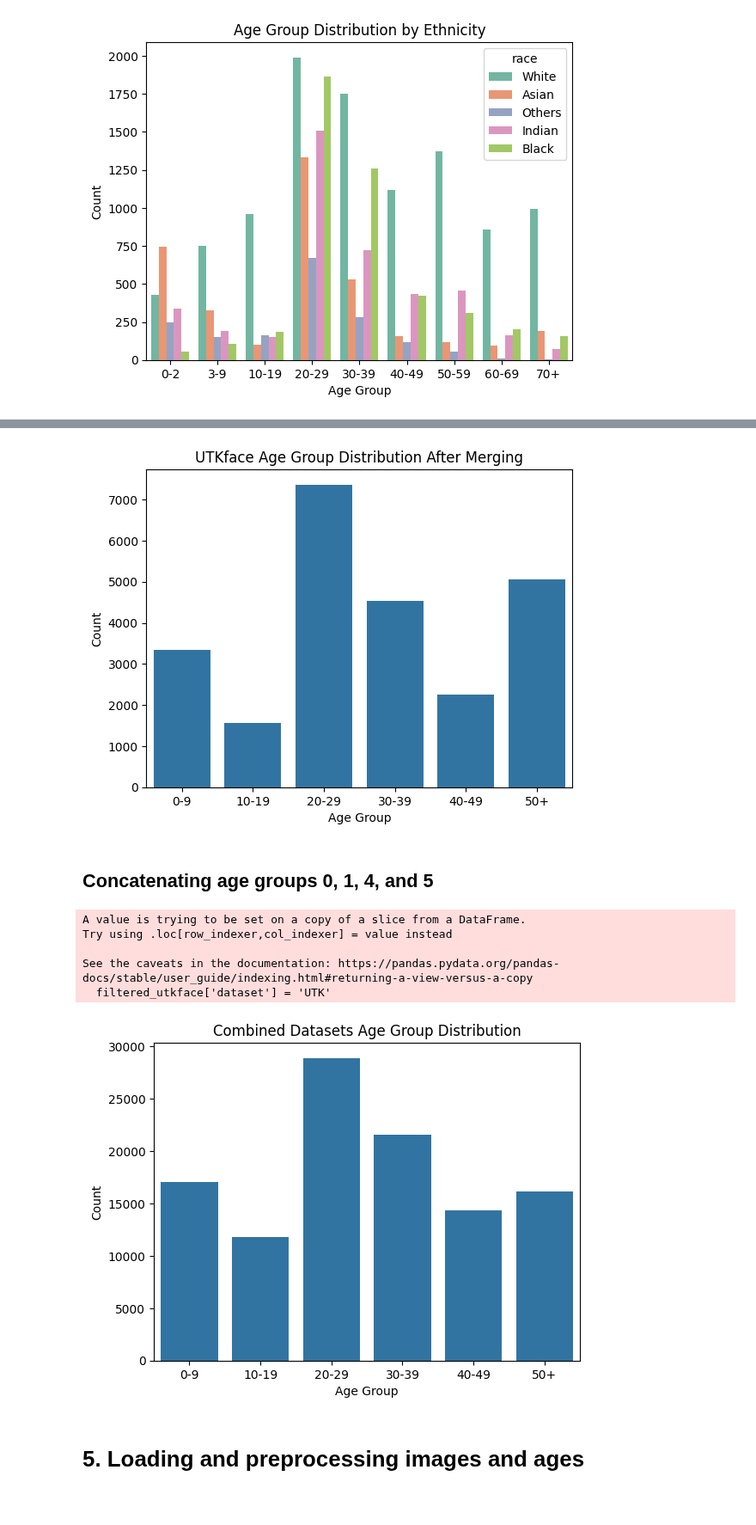
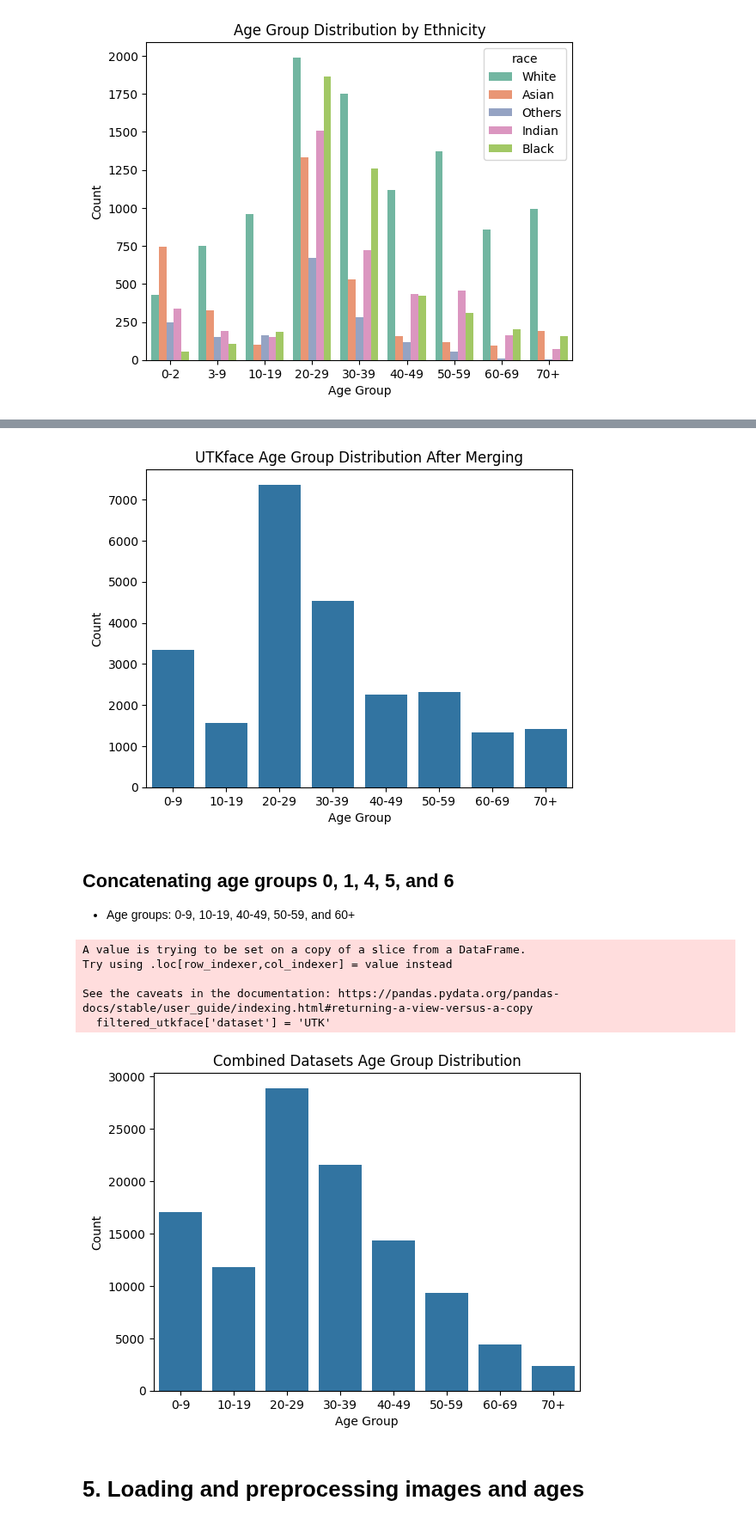
Before and after one commit to mortgad/DLVR, a Jupyter notebook: Baseline.ipynb, the cells around one changed output, grey strips where cells are left out. Shown at 86% size. Saved outputs shown, nothing was run; the diff lists cells and outputs as text; code cells hidden in the pictures.

```diff
--- a/Baseline.ipynb
+++ b/Baseline.ipynb
@@ -806,9 +814,9 @@ plt.show()
 # Step 1: Define the mapping to merge age groups
 def merge_age_groups(age_code):
     if age_code in [0, 1]:
-        return 0  # Merge age groups 0 and 1 into group 0
-    elif age_code in [6, 7, 8]:
-        return 6  # Merge age groups 6, 7, and 8 into group 6
+        return 0  # Merge age groups 0 (0-2) and 1 (3-9)
+    #elif age_code in [6, 7, 8]:
+        #return 7  # Merge age groups 7(60-69), and 8(70+) into group 7(60-69)
     else:
         return age_code  # Keep other age groups unchanged
 
@@ -825,7 +833,9 @@ sequential_mapping = {
     3: 2,  # '20-29'
     4: 3,  # '30-39'
     5: 4,  # '40-49'
-    6: 5   # '50+'
+    6: 5,  # 50-59
+    7: 6,  # 60-69
+    8: 7,  # 70+
 }
 
 # Apply the sequential mapping using .loc
@@ -838,7 +848,9 @@ age_group_mapping = {
     2: '20-29',   # Group 2
     3: '30-39',   # Group 3
     4: '40-49',   # Group 4
-    5: '50+'      # Group 5 (previously group 6)
+    5: '50-59',   # Group 5 (previously group 6)
+    6: '60-69',   # Group 6 (previously group 7)
+    7: '70+',   # Group 7 (previously group 8)
 }
 
 # Map the new age group labels based on the updated 'age_code' using .loc
@@ -868,14 +882,17 @@ plt.show()
 # Step 1: Define the mapping to merge age groups
 def merge_age_groups(age_code):
     if age_code in [0, 1]:
-        return 0  # Merge age groups 0 and 1 into group 0
-    elif age_code in [6, 7, 8]:
-        return 6  # Merge age groups 6, 7, and 8 into group 6
+        return 0  # Merge age groups 0 (0-2) and 1 (3-9)
+    #elif age_code in [7, 8]:
+        #return 7  # Merge age groups 7(60-69), and 8(70+) into group 7(60-69)
     else:
         return age_code  # Keep other age groups unchanged
 
 # Make sure df_fairface is a true copy to avoid modifying a slice
 df_utkface = df_utkface_code.copy()
+
+# Explicitly cast the 'age_code' column to a larger integer type to avoid dtype issues
+df_utkface['age_code'] = df_utkface['age_code'].astype('int64')
 
 # Apply the merge mapping to the 'age_code' column using .loc to avoid SettingWithCopyWarning
 df_utkface.loc[:, 'age_code'] = df_utkface['age_code'].map(merge_age_groups)
@@ -887,7 +904,9 @@ sequential_mapping = {
     3: 2,  # '20-29'
     4: 3,  # '30-39'
     5: 4,  # '40-49'
-    6: 5   # '50+'
+    6: 5,  # 50-59
+    7: 6,  # 60-69
+    8: 7,  # 70+
 }
 
 # Apply the sequential mapping using .loc
@@ -900,7 +919,9 @@ age_group_mapping = {
     2: '20-29',   # Group 2
     3: '30-39',   # Group 3
     4: '40-49',   # Group 4
-    5: '50+'      # Group 5 (previously group 6)
+    5: '50-59',   # Group 5 (previously group 6)
+    6: '60-69',   # Group 6 (previously group 7)
+    7: '70+',   # Group 7 (previously group 8)
 }
 
 # Map the new age group labels based on the updated 'age_code' using .loc
@@ -925,44 +946,45 @@ plt.ylabel('Count')
 # Show the plot
 plt.show()
 # %% [output]
-[figure, old version]
+[figure, new version]
 # %% [markdown]
-## Concatenating age groups 0, 1, 4, and 5
+## Concatenating age groups 0, 1, 4, 5, and 6
+- Age groups: 0-9, 10-19, 40-49, 50-59, and 60+
 # %%
 import pandas as pd
 
 # Step 1: Filter `df_utkface` to include only the specified age groups
-filtered_utkface = df_utkface[df_utkface['age_code'].isin([0, 1, 4, 5])]
+filtered_utkface = df_utkface[df_utkface['age_code'].isin([0, 1, 4, 5, 6, 7])]
 
 # Add columns indicating if the image is from UTK or FairFace
 filtered_utkface['dataset'] = 'UTK'
 df_fairface['dataset'] = 'FairFace'
 
 # Step 2: Concatenate the filtered `df_utkface` with `df_fairface`
 df = pd.concat([df_fairface, filtered_utkface], ignore_index=True)
 
 # Define the correct order of the age groups based on the mapping
 age_order = sorted(df['age_code'].unique())
 age_labels = [age_group_mapping[code] for code in age_order]  # Corresponding labels
 
 # Plot the countplot with the specified order and labels
 sns.countplot(data=df, x='age_code', order=age_order)
 plt.xticks(ticks=age_order, labels=age_labels)  # Set the x-tick labels directly
 
 # Adding plot labels
 plt.title('Combined Datasets Age Group Distribution')
 plt.xlabel('Age Group')
 plt.ylabel('Count')
 
 # Show the plot
 plt.show()
 # %% [output]
 A value is trying to be set on a copy of a slice from a DataFrame.
 Try using .loc[row_indexer,col_indexer] = value instead
 
 See the caveats in the documentation: https://pandas.pydata.org/pandas-docs/stable/user_guide/indexing.html#returning-a-view-versus-a-copy
   filtered_utkface['dataset'] = 'UTK'
-[figure, old version]
+[figure, new version]
 # %% [markdown]
 # 5. Loading and preprocessing images and ages
 # %% [markdown]
```
Also changed, not shown: parts of 12 cells of this notebook.
